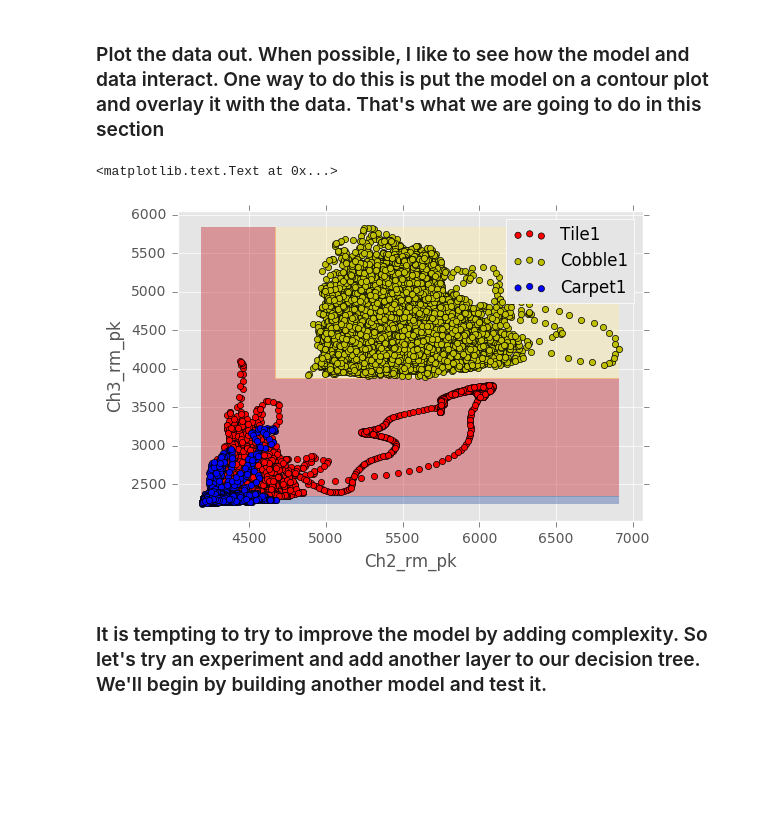
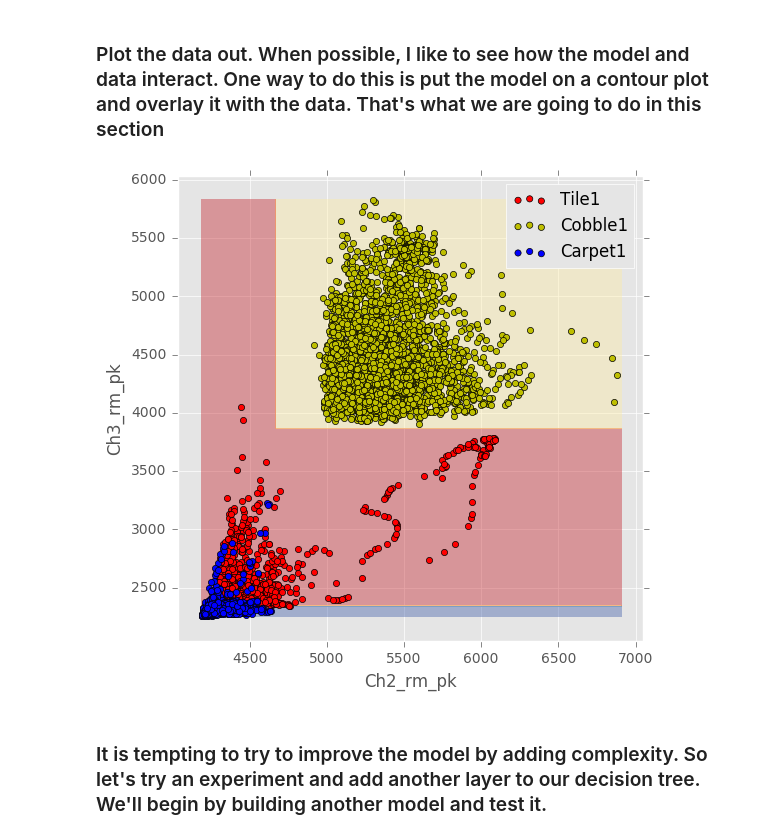
Before and after one commit to MoreCoffee12/AccelPlot, a Jupyter notebook: PythonScripts/MachineLearningArduino.ipynb, the cells around one changed output. Drawn from its saved outputs; the diff is of its cells as text; code cells hidden in the pictures; blank space fills up the shorter version.

Commit message:
Revised scatter plot

```diff
--- a/PythonScripts/MachineLearningArduino.ipynb
+++ b/PythonScripts/MachineLearningArduino.ipynb
@@ -472,27 +472,27 @@ xx, yy = np.meshgrid(np.arange(x_min, x_max, h), np.arange(y_min, y_max, h))
 # %%
 plot_colors = "ryb"
 cmapIn = plt.cm.RdYlBu
 iClassifiers = len(lstClassifiers)
 
-
+plt.figure(num=None, figsize=(6, 6))
 Z = dtTrain.predict(np.c_[xx.ravel(), yy.ravel()])
 dctTemp = {lstClassifiers[0]:0, lstClassifiers[1]:1, lstClassifiers[2]:2}
 Zt = np.zeros_like(Z)
 for idx in range(0,len(Z)):
     Zt[idx] = dctTemp[Z[idx]]
 Zt = Zt.reshape(xx.shape)
 cs = plt.contourf(xx, yy, Zt, cmap=cmapIn, alpha=0.4)
 
 for i, cIn in zip(xrange(iClassifiers), plot_colors):
     idx = np.where(TrainClasses==lstClassifiers[i])[0]
-    plt.scatter(TrainFeatures.iloc[idx,0], TrainFeatures.iloc[idx,1], label=lstClassifiers[i], cmap=cmapIn,
+    plt.scatter(TrainFeatures.iloc[idx[1:3500],0], TrainFeatures.iloc[idx[1:3500],1], label=lstClassifiers[i], cmap=cmapIn,
                 c=cIn, edgecolor='black')
 plt.legend()
 plt.xlabel(lstFeatures[0])
 plt.ylabel(lstFeatures[1])
+plt.savefig("Scatter.pdf", format='pdf')
 # %% [output]
-<matplotlib.text.Text at 0x...>
-[figure, old version]
+[figure, new version]
 # %% [markdown]
 ### It is tempting to try to improve the model by adding complexity. So let's try an experiment and add another layer to our decision tree. We'll begin by building another model and test it.
 # %%
```
Also changed, not shown: 2 other files.
